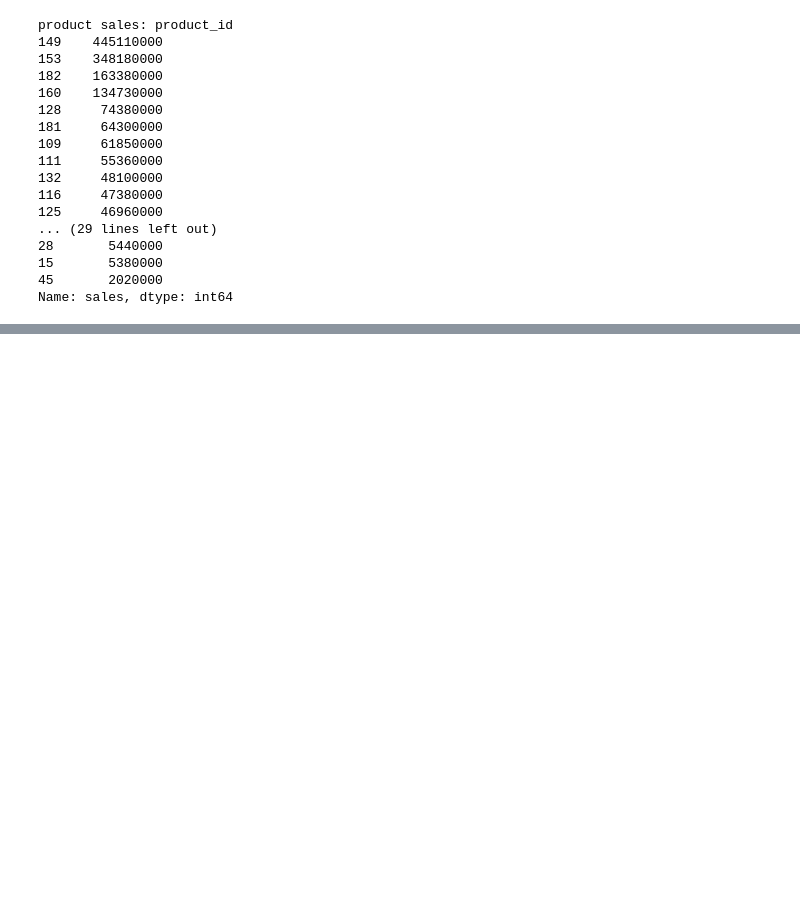
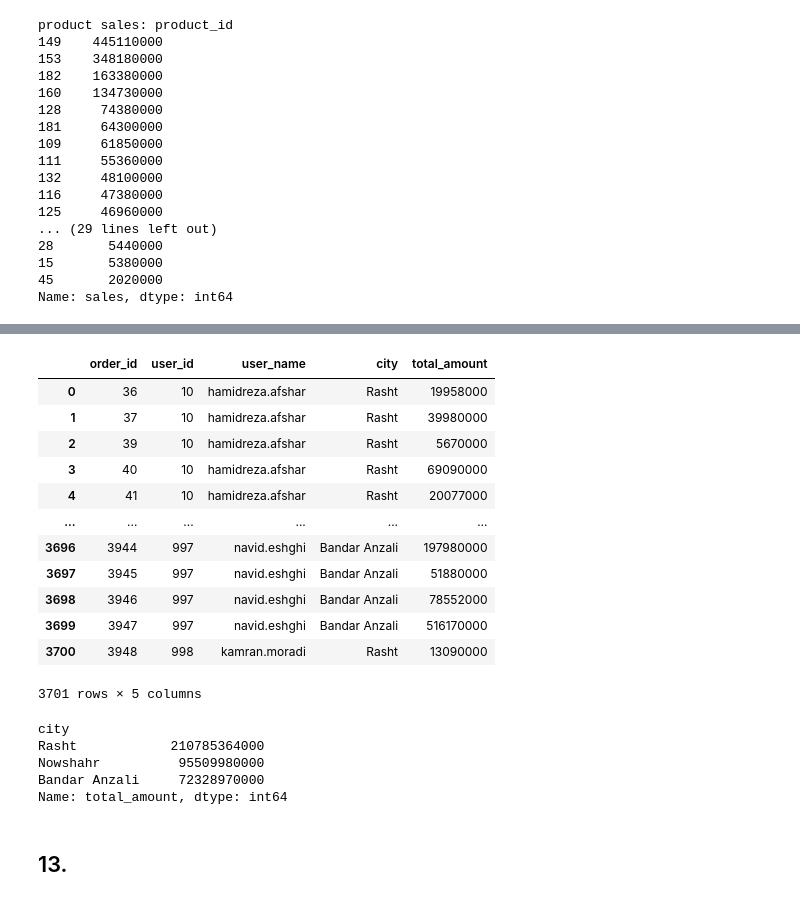
Before and after one commit to pouniq/Data_analytics_training, a Jupyter notebook: Python/KohanNegar.ipynb, the cells around one changed output, grey strips where cells are left out. Cells and saved outputs as stored; diff of their text form; code cells hidden in the pictures; blank space fills up the shorter version.

```diff
--- a/Python/KohanNegar.ipynb
+++ b/Python/KohanNegar.ipynb
@@ -222,3 +222,6 @@ product sales: product_id
 15       5380000
 45       2020000
 Name: sales, dtype: int64
+# %%
+users = pd.read_sql("SELECT users.id as 'user_id', users.user_name,users.city FROM KohanNegar.users", conn)
+orders = pd.read_sql("SELECT orders.id as 'order_id', orders.user_id FROM KohanNegar.orders", conn)
@@ -224,0 +242,3 @@ Name: sales, dtype: int64
+# %%
+result_1 = pd.merge(orders, users, left_on = 'user_id', right_on='user_id', how='inner')
+result_1
@@ -224,0 +259,3 @@ Name: sales, dtype: int64
+# %%
+result_2 = pd.read_sql("SELECT order_id, total_amount FROM KohanNegar.payments", conn)
+result_2
@@ -224,0 +276,29 @@ Name: sales, dtype: int64
+# %%
+result_3 = pd.merge(result_1, result_2, on='order_id', how='inner')
+result_3
+# %% [output]
+|  | order_id | user_id | user_name | city | total_amount |
+| 0 | 36 | 10 | hamidreza.afshar | Rasht | 19958000 |
+| 1 | 37 | 10 | hamidreza.afshar | Rasht | 39980000 |
+| 2 | 39 | 10 | hamidreza.afshar | Rasht | 5670000 |
+| 3 | 40 | 10 | hamidreza.afshar | Rasht | 69090000 |
+| 4 | 41 | 10 | hamidreza.afshar | Rasht | 20077000 |
+| ... | ... | ... | ... | ... | ... |
+| 3696 | 3944 | 997 | navid.eshghi | Bandar Anzali | 197980000 |
+| 3697 | 3945 | 997 | navid.eshghi | Bandar Anzali | 51880000 |
+| 3698 | 3946 | 997 | navid.eshghi | Bandar Anzali | 78552000 |
+| 3699 | 3947 | 997 | navid.eshghi | Bandar Anzali | 516170000 |
+| 3700 | 3948 | 998 | kamran.moradi | Rasht | 13090000 |
+3701 rows × 5 columns
+# %%
+city_sales = result_3.groupby('city')['total_amount'].sum()
+city_sales = city_sales.sort_values(ascending=False)
+city_sales
+# %% [output]
+city
+Rasht            210785364000
+Nowshahr          95509980000
+Bandar Anzali     72328970000
+Name: total_amount, dtype: int64
+# %% [markdown]
+## 13.
```
Also changed, not shown: parts of 3 cells of this notebook.
